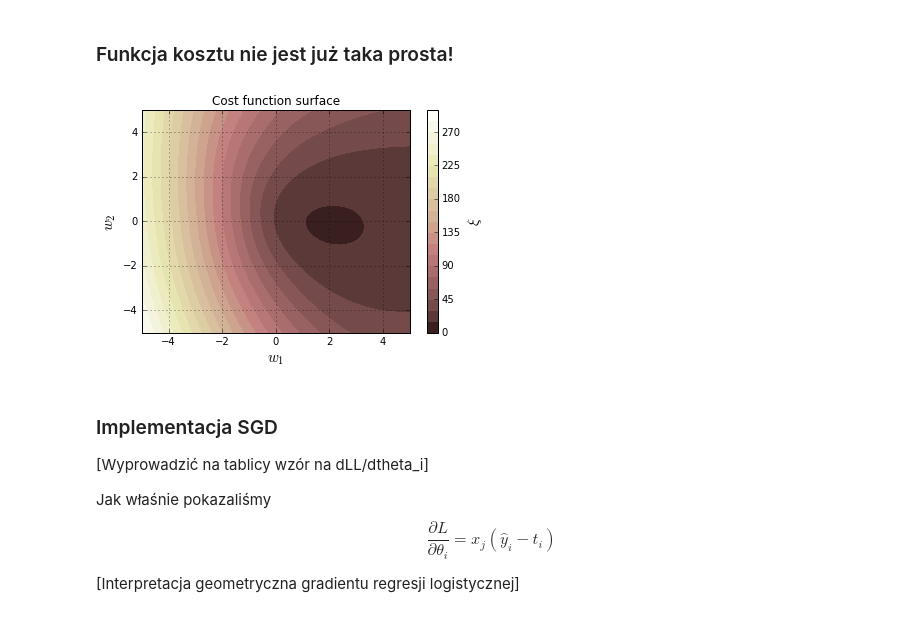
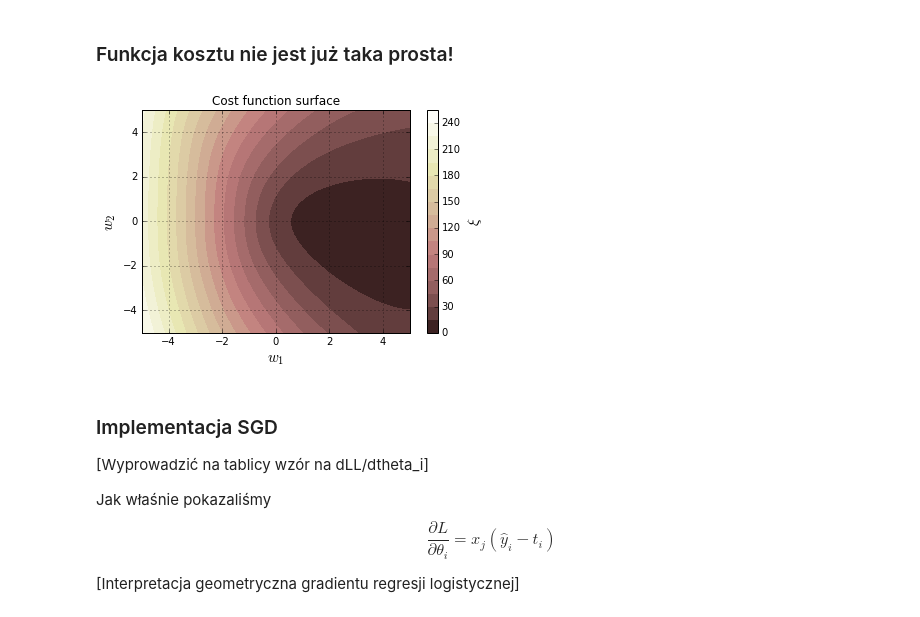
Before and after one commit to gmum/ml2017, a Jupyter notebook: L9.ipynb, the cells around one changed output. Drawn from its saved outputs; the diff is of its cells as text; code cells hidden in the pictures.

```diff
--- a/L9.ipynb
+++ b/L9.ipynb
@@ -74,8 +74,10 @@ x_red = np.random.randn(nb_of_samples_per_class, 2) * std_dev + red_mean
 x_blue = np.random.randn(nb_of_samples_per_class, 2) * std_dev + blue_mean
 
 # Merge samples in set of input variables x, and corresponding set of output variables t
-X = np.vstack((x_red, x_blue))
-t = np.vstack((np.zeros((nb_of_samples_per_class,1)), np.ones((nb_of_samples_per_class,1))))
+X_toy = np.vstack((x_red, x_blue))
+t_toy = np.vstack((np.zeros((nb_of_samples_per_class,1)), np.ones((nb_of_samples_per_class,1))))
+# %%
+toy_train, toy_test, toy_y_train, toy_y_test = train_test_split(X_toy, t_toy, test_size=0.15)
 # %%
 # Plot both classes on the x1, x2 plane
 plt.plot(x_red[:,0], x_red[:,1], 'ro', label='class red')
@@ -128,28 +130,28 @@ $$ \theta^{t+1} = \theta^{t} - \alpha \frac{\partial L}{\partial \theta} $$
 # %%
 # Plot the cost in function of the weights
 # Define a vector of weights for which we want to plot the cost
 nb_of_ws = 100 # compute the cost nb_of_ws times in each dimension
 ws1 = np.linspace(-5, 5, num=nb_of_ws) # weight 1
 ws2 = np.linspace(-5, 5, num=nb_of_ws) # weight 2
 ws_x, ws_y = np.meshgrid(ws1, ws2) # generate grid
 cost_ws = np.zeros((nb_of_ws, nb_of_ws)) # initialize cost matrix
 
 # Fill the cost matrix for each combination of weights
 for i in range(nb_of_ws):
     for j in range(nb_of_ws):
-        cost_ws[i,j] = cost(nn(X, np.asmatrix([ws_x[i,j], ws_y[i,j]])) , t)
+        cost_ws[i,j] = cost(nn(toy_train, np.asmatrix([ws_x[i,j], ws_y[i,j]])) , toy_y_train)
 
 # Plot the cost function surface
 plt.contourf(ws_x, ws_y, cost_ws, 20, cmap=cm.pink)
 cbar = plt.colorbar()
 cbar.ax.set_ylabel('$\\xi$', fontsize=15)
 plt.xlabel('$w_1$', fontsize=15)
 plt.ylabel('$w_2$', fontsize=15)
 plt.title('Cost function surface')
 plt.grid()
 plt.show()
 # %% [output]
-[figure, old version]
+[figure, new version]
 # %% [markdown]
 ### Implementacja SGD
 
```
Also changed, not shown: parts of 11 cells of this notebook.
